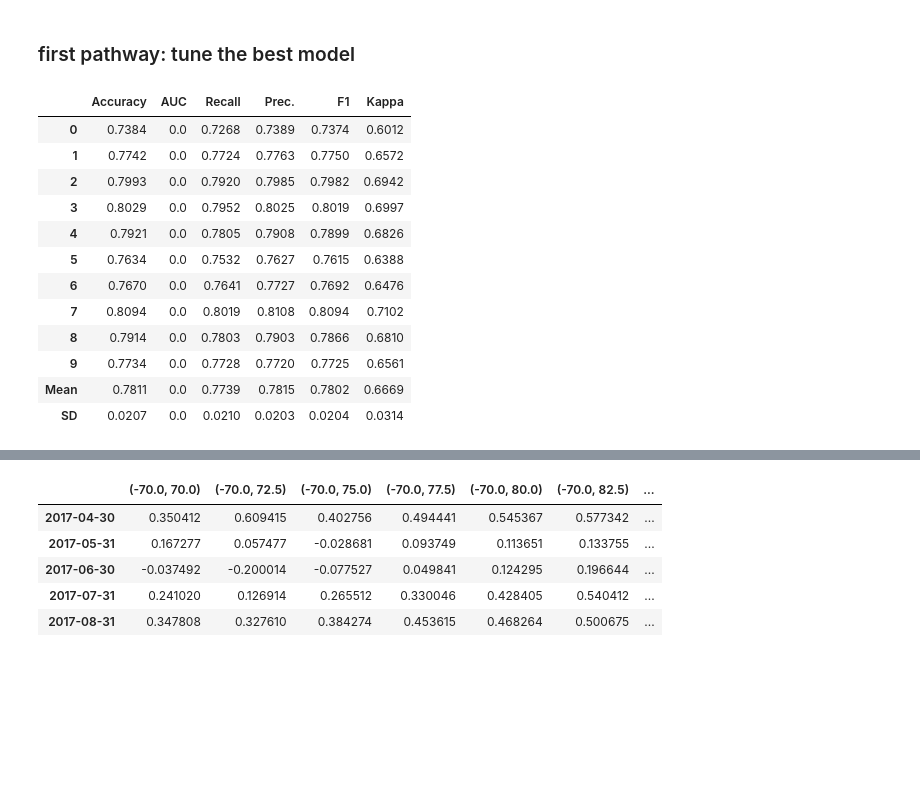
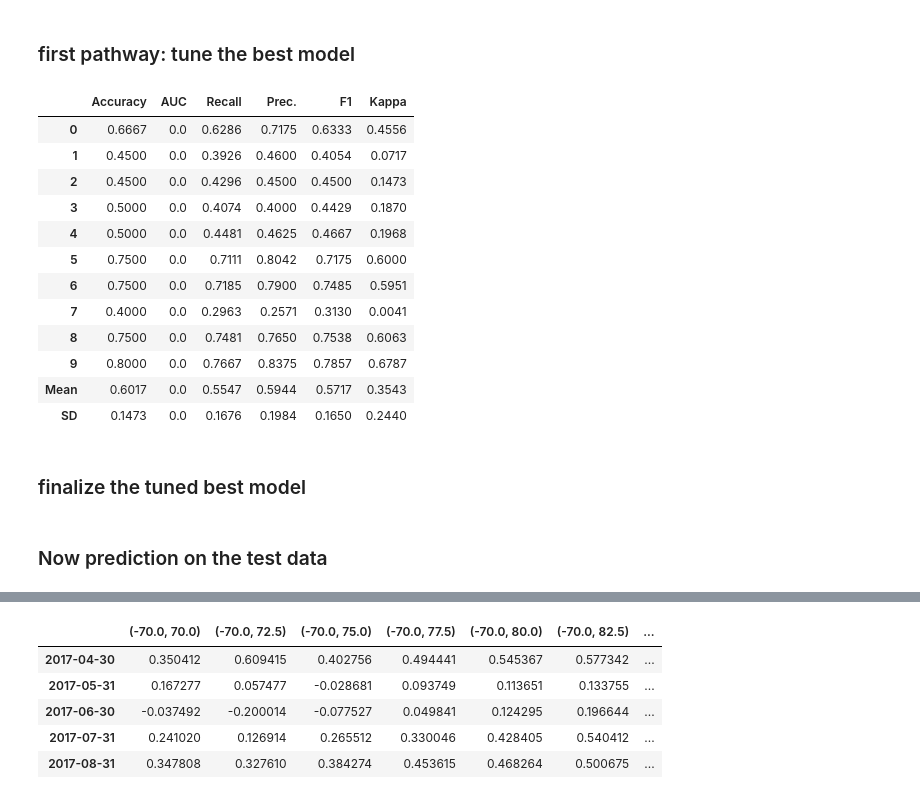
Before and after one commit to nicolasfauchereau/ML4seas, a Jupyter notebook: models/classification/autoML/PYCARET/pycaret.ipynb, the cells around one changed output, grey strips where cells are left out. Saved outputs shown, nothing was run; the diff lists cells and outputs as text; code cells hidden in the pictures; blank space fills up the shorter version.

```diff
--- a/models/classification/autoML/PYCARET/pycaret.ipynb
+++ b/models/classification/autoML/PYCARET/pycaret.ipynb
@@ -247,18 +175,20 @@ best_model_m = create_model(best_model)
 # %% [markdown]
 ### first pathway: tune the best model
 # %%
-tuned_best_model = tune_model(best_model)
+tuned_best_model = tune_model(best_model, ensemble=True, method='Bagging')
 # %% [output]
 |  | Accuracy | AUC | Recall | Prec. | F1 | Kappa |
-| 0 | 0.7384 | 0.0 | 0.7268 | 0.7389 | 0.7374 | 0.6012 |
-| 1 | 0.7742 | 0.0 | 0.7724 | 0.7763 | 0.7750 | 0.6572 |
-| 2 | 0.7993 | 0.0 | 0.7920 | 0.7985 | 0.7982 | 0.6942 |
-| 3 | 0.8029 | 0.0 | 0.7952 | 0.8025 | 0.8019 | 0.6997 |
-| 4 | 0.7921 | 0.0 | 0.7805 | 0.7908 | 0.7899 | 0.6826 |
-| 5 | 0.7634 | 0.0 | 0.7532 | 0.7627 | 0.7615 | 0.6388 |
-| 6 | 0.7670 | 0.0 | 0.7641 | 0.7727 | 0.7692 | 0.6476 |
-| 7 | 0.8094 | 0.0 | 0.8019 | 0.8108 | 0.8094 | 0.7102 |
-| 8 | 0.7914 | 0.0 | 0.7803 | 0.7903 | 0.7866 | 0.6810 |
-| 9 | 0.7734 | 0.0 | 0.7728 | 0.7720 | 0.7725 | 0.6561 |
-| Mean | 0.7811 | 0.0 | 0.7739 | 0.7815 | 0.7802 | 0.6669 |
-| SD | 0.0207 | 0.0 | 0.0210 | 0.0203 | 0.0204 | 0.0314 |
+| 0 | 0.6667 | 0.0 | 0.6286 | 0.7175 | 0.6333 | 0.4556 |
+| 1 | 0.4500 | 0.0 | 0.3926 | 0.4600 | 0.4054 | 0.0717 |
+| 2 | 0.4500 | 0.0 | 0.4296 | 0.4500 | 0.4500 | 0.1473 |
+| 3 | 0.5000 | 0.0 | 0.4074 | 0.4000 | 0.4429 | 0.1870 |
+| 4 | 0.5000 | 0.0 | 0.4481 | 0.4625 | 0.4667 | 0.1968 |
+| 5 | 0.7500 | 0.0 | 0.7111 | 0.8042 | 0.7175 | 0.6000 |
+| 6 | 0.7500 | 0.0 | 0.7185 | 0.7900 | 0.7485 | 0.5951 |
+| 7 | 0.4000 | 0.0 | 0.2963 | 0.2571 | 0.3130 | 0.0041 |
+| 8 | 0.7500 | 0.0 | 0.7481 | 0.7650 | 0.7538 | 0.6063 |
+| 9 | 0.8000 | 0.0 | 0.7667 | 0.8375 | 0.7857 | 0.6787 |
+| Mean | 0.6017 | 0.0 | 0.5547 | 0.5944 | 0.5717 | 0.3543 |
+| SD | 0.1473 | 0.0 | 0.1676 | 0.1984 | 0.1650 | 0.2440 |
+# %% [markdown]
+### finalize the tuned best model
@@ -265,3 +197,5 @@ tuned_best_model = tune_model(best_model)
+# %% [markdown]
+### Now prediction on the test data
 # %%
 test_data.shape
 # %% [output]
```
Also changed, not shown: parts of 66 cells of this notebook, 1 other file.
